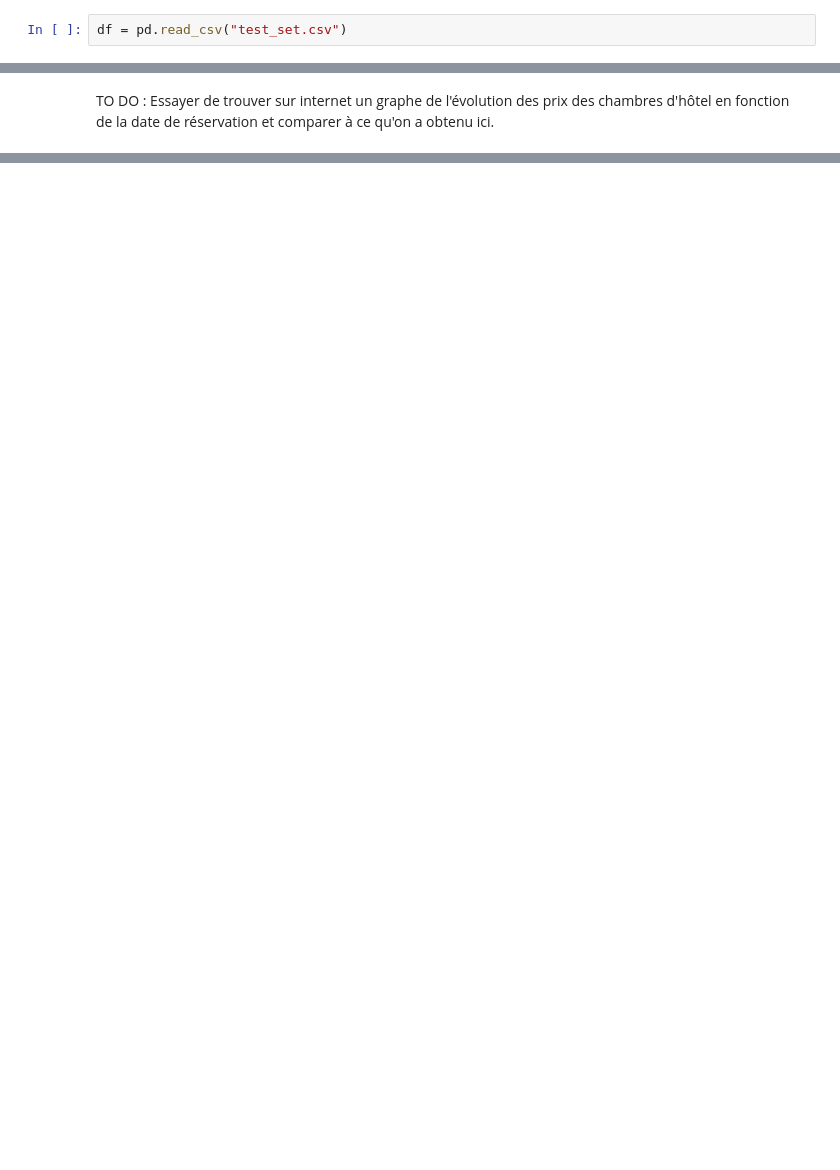
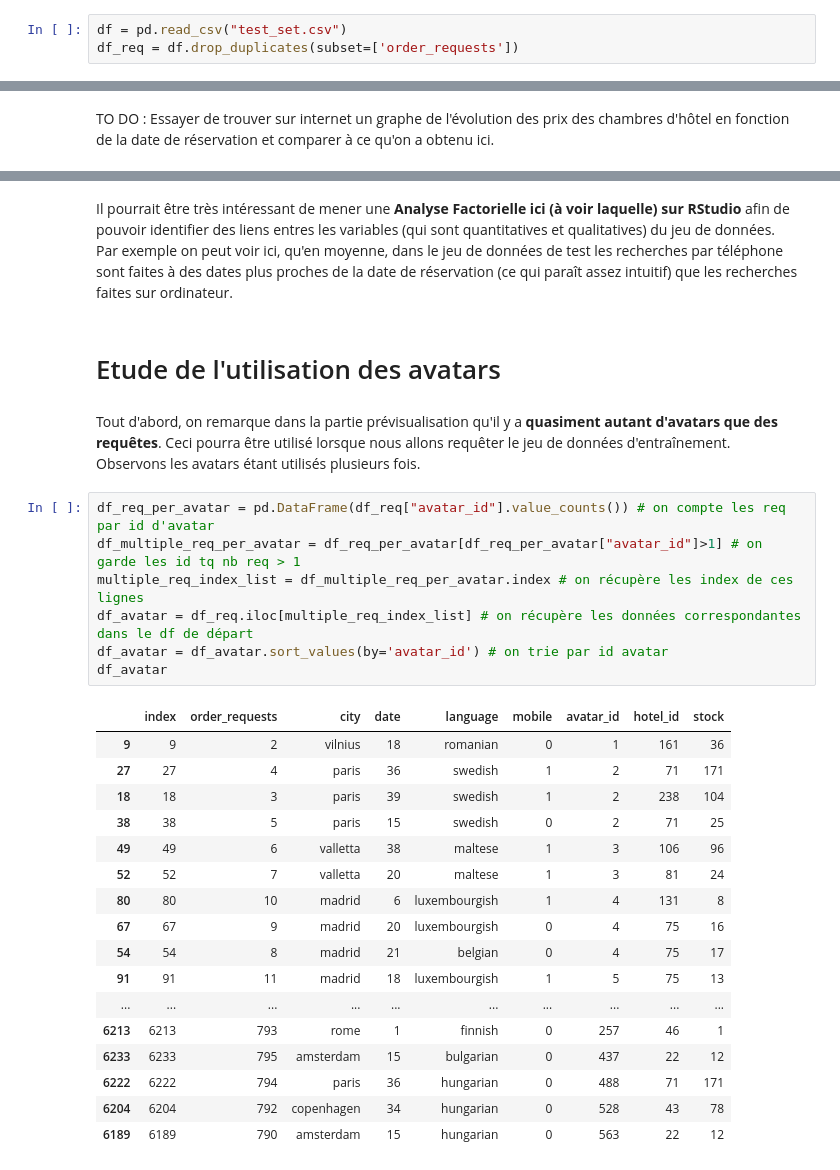
Before and after one commit to RemyLpr/defi_ia, a Jupyter notebook: analyse_explo/test_set_analysis.ipynb, the cells around one changed output, grey strips where cells are left out. Drawn from its saved outputs; the diff is of its cells as text; blank space fills up the shorter version.

Commit message:
A faire : Analyse Factorielle sur le test set, résoudre problème études avatars

```diff
--- a/analyse_explo/test_set_analysis.ipynb
+++ b/analyse_explo/test_set_analysis.ipynb
@@ -42,6 +45,7 @@ from sklearn.pipeline import make_pipeline
 # Chargement des données
 # %%
 df = pd.read_csv("test_set.csv")
+df_req = df.drop_duplicates(subset=['order_requests'])
 # %% [markdown]
 # Prévisualisation
 # %%
@@ -239,0 +323,33 @@ TO DO : Essayer de trouver sur internet un graphe de l'évolution des prix des c
+# %% [markdown]
+Il pourrait être très intéressant de mener une **Analyse Factorielle ici (à voir laquelle) sur RStudio** afin de pouvoir identifier des liens entres les variables (qui sont quantitatives et qualitatives) du jeu de données. <br>
+Par exemple on peut voir ici, qu'en moyenne, dans le jeu de données de test les recherches par téléphone sont faites à des dates plus proches de la date de réservation (ce qui paraît assez intuitif) que les recherches faites sur ordinateur.
+# %% [markdown]
+# Etude de l'utilisation des avatars
+# %% [markdown]
+Tout d'abord, on remarque dans la partie prévisualisation qu'il y a **quasiment autant d'avatars que des requêtes**. Ceci pourra être utilisé lorsque nous allons requêter le jeu de données d'entraînement. <br>
+Observons les avatars étant utilisés plusieurs fois.
+# %%
+df_req_per_avatar = pd.DataFrame(df_req["avatar_id"].value_counts()) # on compte les req par id d'avatar
+df_multiple_req_per_avatar = df_req_per_avatar[df_req_per_avatar["avatar_id"]>1] # on garde les id tq nb req > 1
+multiple_req_index_list = df_multiple_req_per_avatar.index # on récupère les index de ces lignes
+df_avatar = df_req.iloc[multiple_req_index_list] # on récupère les données correspondantes dans le df de départ
+df_avatar = df_avatar.sort_values(by='avatar_id') # on trie par id avatar
+df_avatar
+# %% [output]
+|  | index | order_requests | city | date | language | mobile | avatar_id | hotel_id | stock |
+| 9 | 9 | 2 | vilnius | 18 | romanian | 0 | 1 | 161 | 36 |
+| 27 | 27 | 4 | paris | 36 | swedish | 1 | 2 | 71 | 171 |
+| 18 | 18 | 3 | paris | 39 | swedish | 1 | 2 | 238 | 104 |
+| 38 | 38 | 5 | paris | 15 | swedish | 0 | 2 | 71 | 25 |
+| 49 | 49 | 6 | valletta | 38 | maltese | 1 | 3 | 106 | 96 |
+| 52 | 52 | 7 | valletta | 20 | maltese | 1 | 3 | 81 | 24 |
+| 80 | 80 | 10 | madrid | 6 | luxembourgish | 1 | 4 | 131 | 8 |
+| 67 | 67 | 9 | madrid | 20 | luxembourgish | 0 | 4 | 75 | 16 |
+| 54 | 54 | 8 | madrid | 21 | belgian | 0 | 4 | 75 | 17 |
+| 91 | 91 | 11 | madrid | 18 | luxembourgish | 1 | 5 | 75 | 13 |
+| ... | ... | ... | ... | ... | ... | ... | ... | ... | ... |
+| 6213 | 6213 | 793 | rome | 1 | finnish | 0 | 257 | 46 | 1 |
+| 6233 | 6233 | 795 | amsterdam | 15 | bulgarian | 0 | 437 | 22 | 12 |
+| 6222 | 6222 | 794 | paris | 36 | hungarian | 0 | 488 | 71 | 171 |
+| 6204 | 6204 | 792 | copenhagen | 34 | hungarian | 0 | 528 | 43 | 78 |
+| 6189 | 6189 | 790 | amsterdam | 15 | hungarian | 0 | 563 | 22 | 12 |
```
Also changed, not shown: parts of 16 cells of this notebook.
